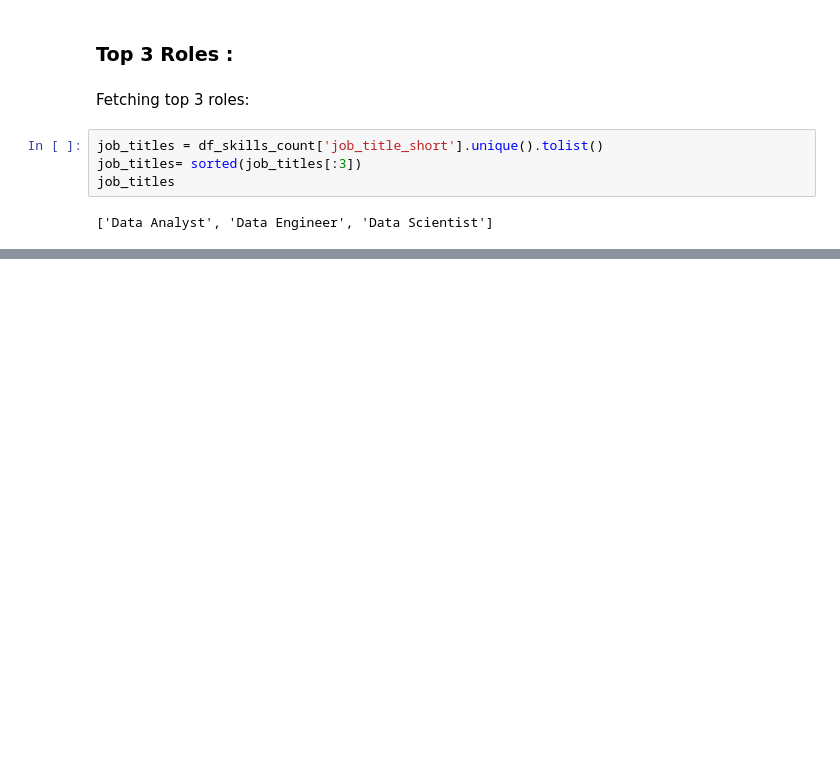
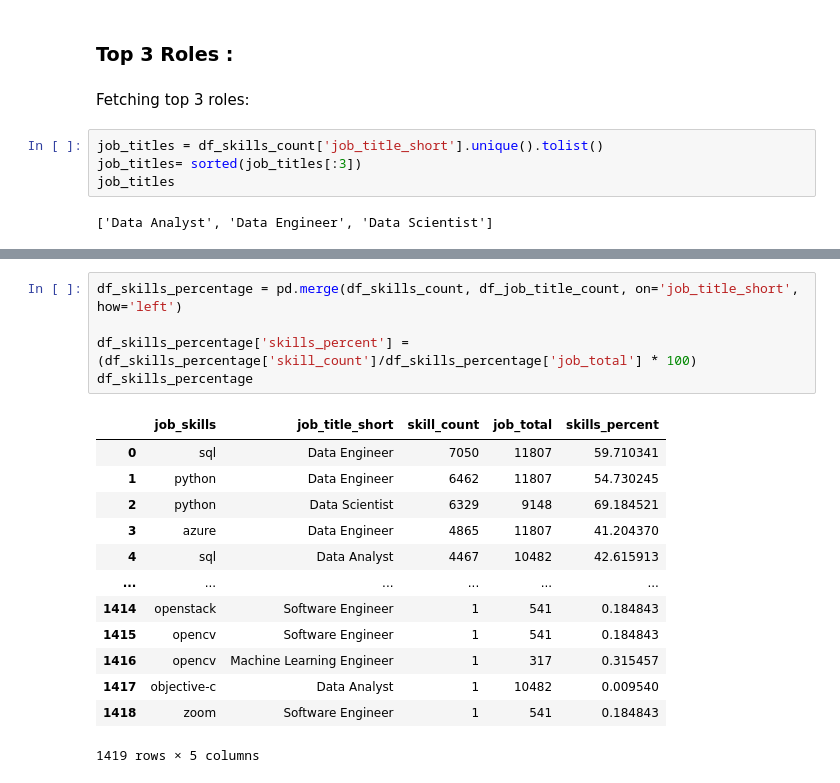
Before and after one commit to has78910/Python_LukeDataProject1, a Jupyter notebook: _Project1/2_Skills_Count.ipynb, the cells around one changed output, grey strips where cells are left out. Cells and saved outputs as stored; diff of their text form; blank space fills up the shorter version.

```diff
--- a/_Project1/2_Skills_Count.ipynb
+++ b/_Project1/2_Skills_Count.ipynb
@@ -91,0 +109,19 @@ plt.show()
+# %%
+df_skills_percentage = pd.merge(df_skills_count, df_job_title_count, on='job_title_short', how='left')
+
+df_skills_percentage['skills_percent'] = (df_skills_percentage['skill_count']/df_skills_percentage['job_total'] * 100)
+df_skills_percentage
+# %% [output]
+|  | job_skills | job_title_short | skill_count | job_total | skills_percent |
+| 0 | sql | Data Engineer | 7050 | 11807 | 59.710341 |
+| 1 | python | Data Engineer | 6462 | 11807 | 54.730245 |
+| 2 | python | Data Scientist | 6329 | 9148 | 69.184521 |
+| 3 | azure | Data Engineer | 4865 | 11807 | 41.204370 |
+| 4 | sql | Data Analyst | 4467 | 10482 | 42.615913 |
+| ... | ... | ... | ... | ... | ... |
+| 1414 | openstack | Software Engineer | 1 | 541 | 0.184843 |
+| 1415 | opencv | Software Engineer | 1 | 541 | 0.184843 |
+| 1416 | opencv | Machine Learning Engineer | 1 | 317 | 0.315457 |
+| 1417 | objective-c | Data Analyst | 1 | 10482 | 0.009540 |
+| 1418 | zoom | Software Engineer | 1 | 541 | 0.184843 |
+1419 rows × 5 columns
```
Also changed, not shown: parts of 5 cells of this notebook, 3 other files.
